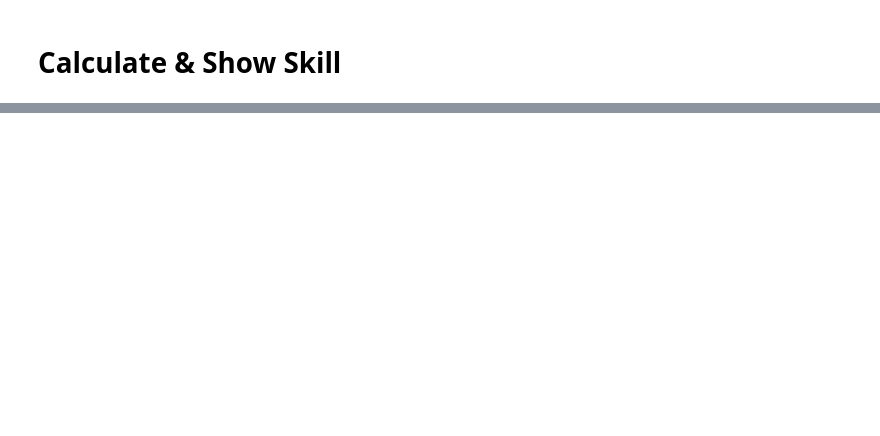
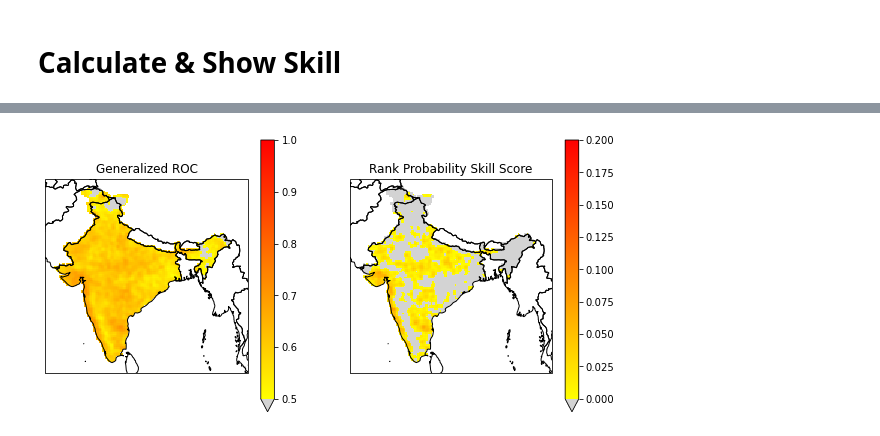
Before and after one commit to kjhall01/southasia_subseasonal, a Jupyter notebook: SouthAsiaS2S.ipynb, the cells around one changed output, grey strips where cells are left out. Cells and saved outputs as stored; diff of their text form; code cells hidden in the pictures; blank space fills up the shorter version.

```diff
--- a/SouthAsiaS2S.ipynb
+++ b/SouthAsiaS2S.ipynb
@@ -193,3 +274,22 @@ plt.show()
+# %%
+cmap = plt.get_cmap('autumn_r')
+cmap.set_under('lightgray')
+
+imdgroc_smooth = xc.gaussian_smooth(imdgroc, kernel=(3,3))
+
+fig, ax = plt.subplots(nrows=1, ncols=2, figsize=(10, 5), subplot_kw={'projection': ccrs.PlateCarree()})
+imdgroc_smooth.plot(ax=ax[0], vmin=0.5, vmax=1, cmap=cmap)
+states_provinces = cfeature.NaturalEarthFeature(category='cultural', name='admin_0_countries', scale='50m', facecolor='none')
+ax[0].add_feature(states_provinces)
+ax[0].set_title('Generalized ROC')
+
+imdrpss_smooth = xc.gaussian_smooth(imdrpss, kernel=(3,3))
+imdrpss_smooth.plot(ax=ax[1], vmin=0, vmax=0.2, cmap=cmap)
+ax[1].add_feature(states_provinces)
+ax[1].set_title('Rank Probability Skill Score')
+plt.show()
+# %% [output]
+[figure, added]
 # %%
 bd_wk23.to_netcdf("ECMWF_MULTIMEMBER_POELM_L1YO_HCST_WK{}_BD.nc".format(target))
 imd_wk23.to_netcdf("ECMWF_MULTIMEMBER_POELM_L1YO_HCST_WK{}_IMD.nc".format(target))
```
Also changed, not shown: parts of 16 cells of this notebook, 16 other files.
